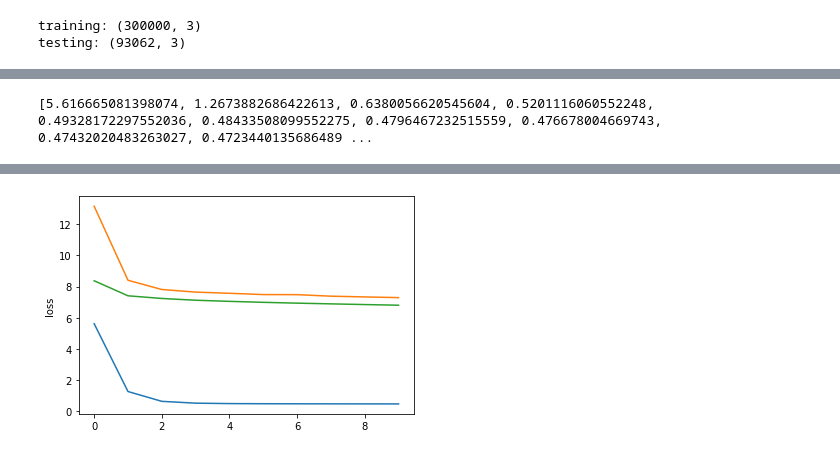
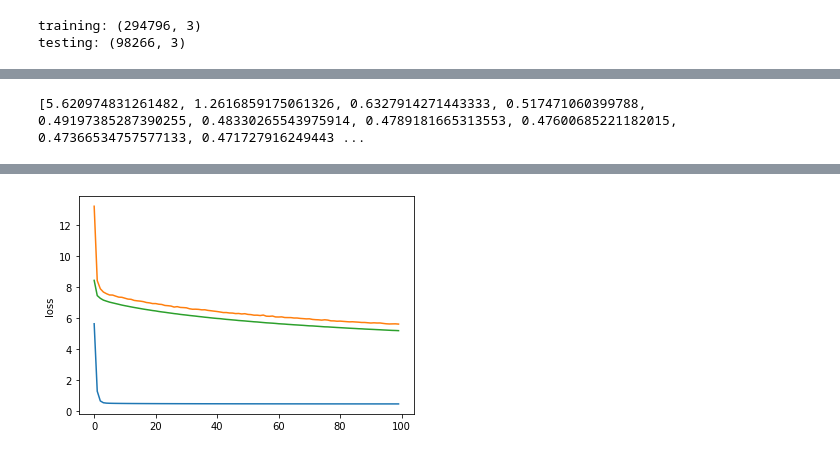
Before and after one commit to LyuCheng95/DM-Amazon-food-reviews, a Jupyter notebook: Model.ipynb, the cells around one changed output, grey strips where cells are left out. Saved outputs shown, nothing was run; the diff lists cells and outputs as text; code cells hidden in the pictures.

```diff
--- a/Model.ipynb
+++ b/Model.ipynb
@@ -163,11 +165,12 @@ shuffled_order = np.arange(len(ratings))
 np.random.shuffle(shuffled_order)
 ratings        = ratings[shuffled_order]
 # cross validation
-train_ratings  = ratings[0:300000, :]
-test_ratings   = ratings[300000:, :]
+divide_on = math.floor(len(ratings)*0.75)
+train_ratings  = ratings[0:divide_on :]
+test_ratings   = ratings[divide_on: :]
 print('training:', train_ratings.shape)
 print('testing:', test_ratings.shape)
-pmf = PMF(n_feature=100, epsilon=0.1, lam=0.1, n_epoches=10, n_batches=1000)
+pmf = PMF(n_feature=100, epsilon=0.1, lam=0.1, n_epoches=100, n_batches=1000)
 pmf.fit(train_ratings, test_ratings)
 import matplotlib.pyplot as plt
 print(pmf.train_loss, pmf.test_loss, pmf.test_mse)
@@ -178,5 +181,5 @@ plt.plot(pmf.test_mse)
 plt.ylabel('loss')
 plt.show()
 # %% [output]
-training: (300000, 3)
-testing: (93062, 3)
+training: (294796, 3)
+testing: (98266, 3)
@@ -200 +203 @@ testing: (93062, 3)
-[5.616665081398074, 1.2673882686422613, 0.6380056620545604, 0.5201116060552248, 0.49328172297552036, 0.48433508099552275, 0.4796467232515559, 0.476678004669743, 0.47432020483263027, 0.4723440135686489 ...
+[5.620974831261482, 1.2616859175061326, 0.6327914271443333, 0.517471060399788, 0.49197385287390255, 0.48330265543975914, 0.4789181665313553, 0.47600685221182015, 0.47366534757577133, 0.471727916249443 ...
@@ -205,4 +208,4 @@ testing: (93062, 3)
-[figure, old version]
+[figure, new version]
 # %%
 # try Ratings_vip_moderateS.csv
 ratingsdf = pd.read_csv('Ratings_vip_moderateS.csv')
```
Also changed, not shown: parts of 14 cells of this notebook, 9 other files.
